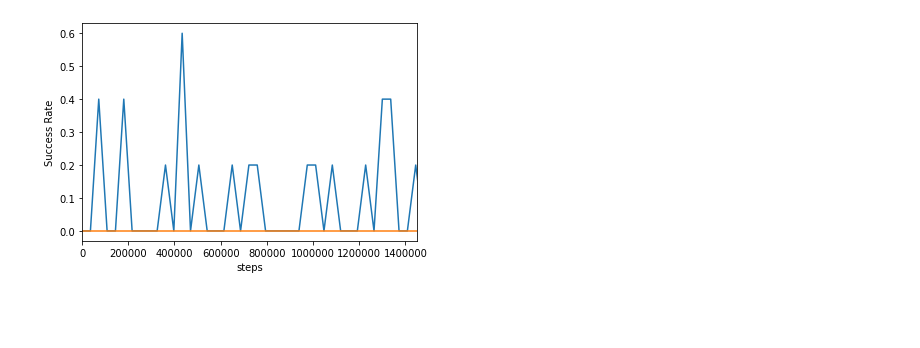
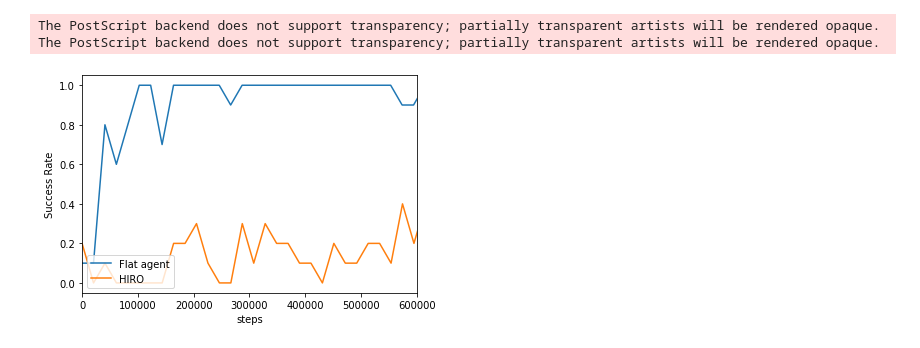
Before and after one commit to P-Schumacher/research, a Jupyter notebook: data_analysis/Project_analysis.ipynb, the cells around one changed output. Saved outputs shown, nothing was run; the diff lists cells and outputs as text; code cells hidden in the pictures; blank space fills up the shorter version.

```diff
--- a/data_analysis/Project_analysis.ipynb
+++ b/data_analysis/Project_analysis.ipynb
@@ -89,4 +83,3 @@ df.config[0]
 # %%
-df = get_df_selection(df, 'ee_j_pos', True)
-df = get_df_selection(df, 'force', False)
-df = get_df_selection(df, 'sparse_rew', False)
+#df = get_df_selection(df, 'ee_j_pos', True)
+#df = get_df_selection(df, 'force', False)
@@ -109,6 +110,6 @@ df['name']
 # %%
-run_hrl = df.iloc[7]
-run_flat = df.iloc[14]
+run_hrl = df.iloc[8]
+run_flat = df.iloc[0]
 # %%
 steps = run_hrl['_step']
 data = run_hrl['eval/eval_ep_rew']
@@ -126,16 +129,19 @@ NameError: name 'run_hrl' is not defined
 # %%
 steps = run_hrl['_step']
 data = run_hrl['eval/success_rate']
 plt.plot(np.linspace(0, steps[-1], len(data)), data)
 steps = run_flat['_step']
 data = run_flat['eval/success_rate']
 plt.plot(np.linspace(0, steps[-1], len(data)), data)
-plt.xlim([0, 1.45e6])
+plt.xlim([0, 600000])
 plt.xlabel('steps')
 plt.ylabel('Success Rate')
-plt.savefig('hrl_flat_success.eps')
+plt.legend(['Flat agent', 'HIRO'], loc='lower left')
+plt.savefig('success_hrl_flat.eps')
 # %% [output]
+The PostScript backend does not support transparency; partially transparent artists will be rendered opaque.
+The PostScript backend does not support transparency; partially transparent artists will be rendered opaque.
-[figure, old version]
+[figure, new version]
 # %%
 '''Basic plotting utility that can apply a function on the data.'''
     ylab = ['Success Rate' if not f else 'Cumulative Success Rate'][0]
```
Also changed, not shown: parts of 9 cells of this notebook, 4 other files.
